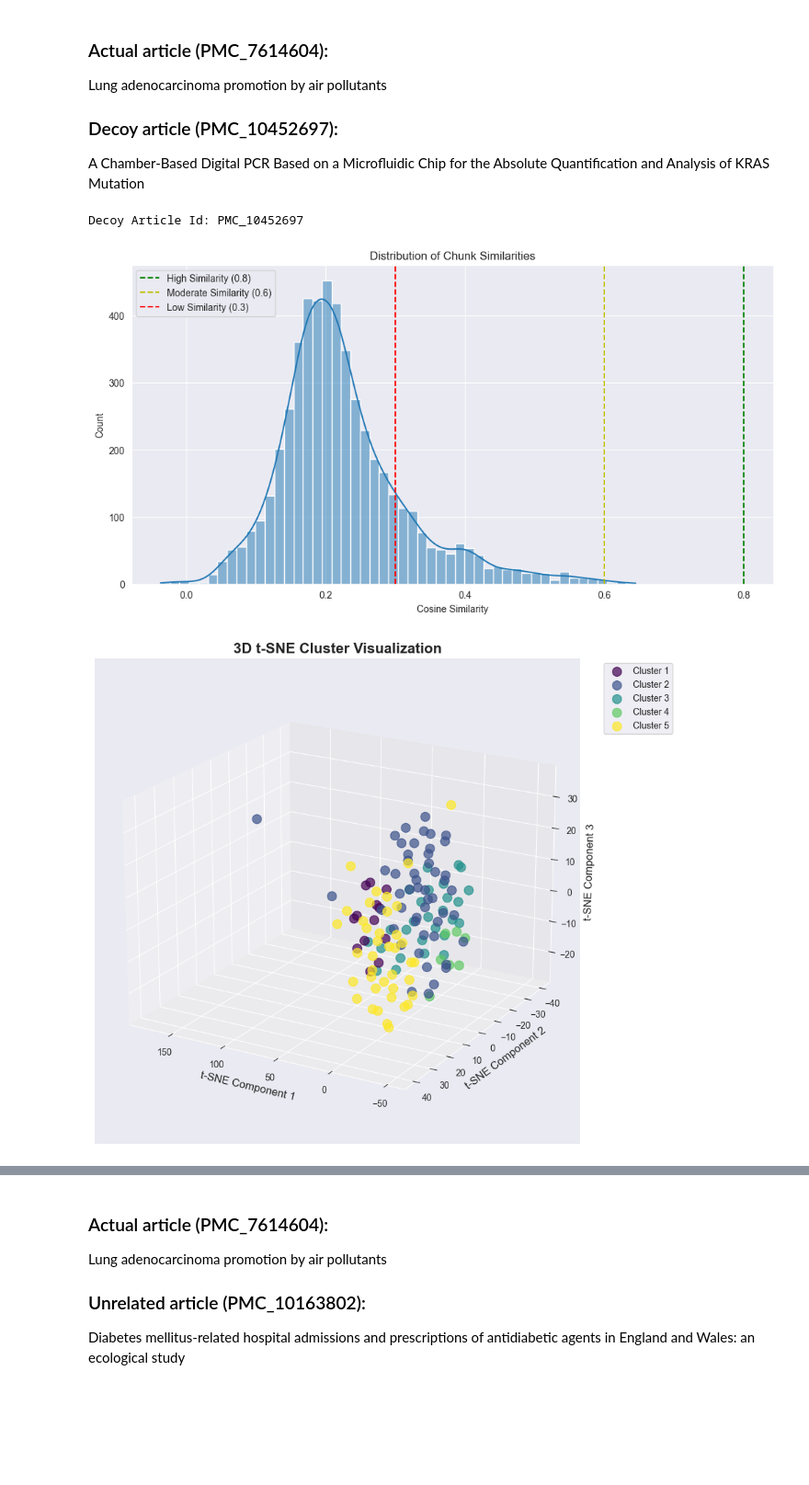
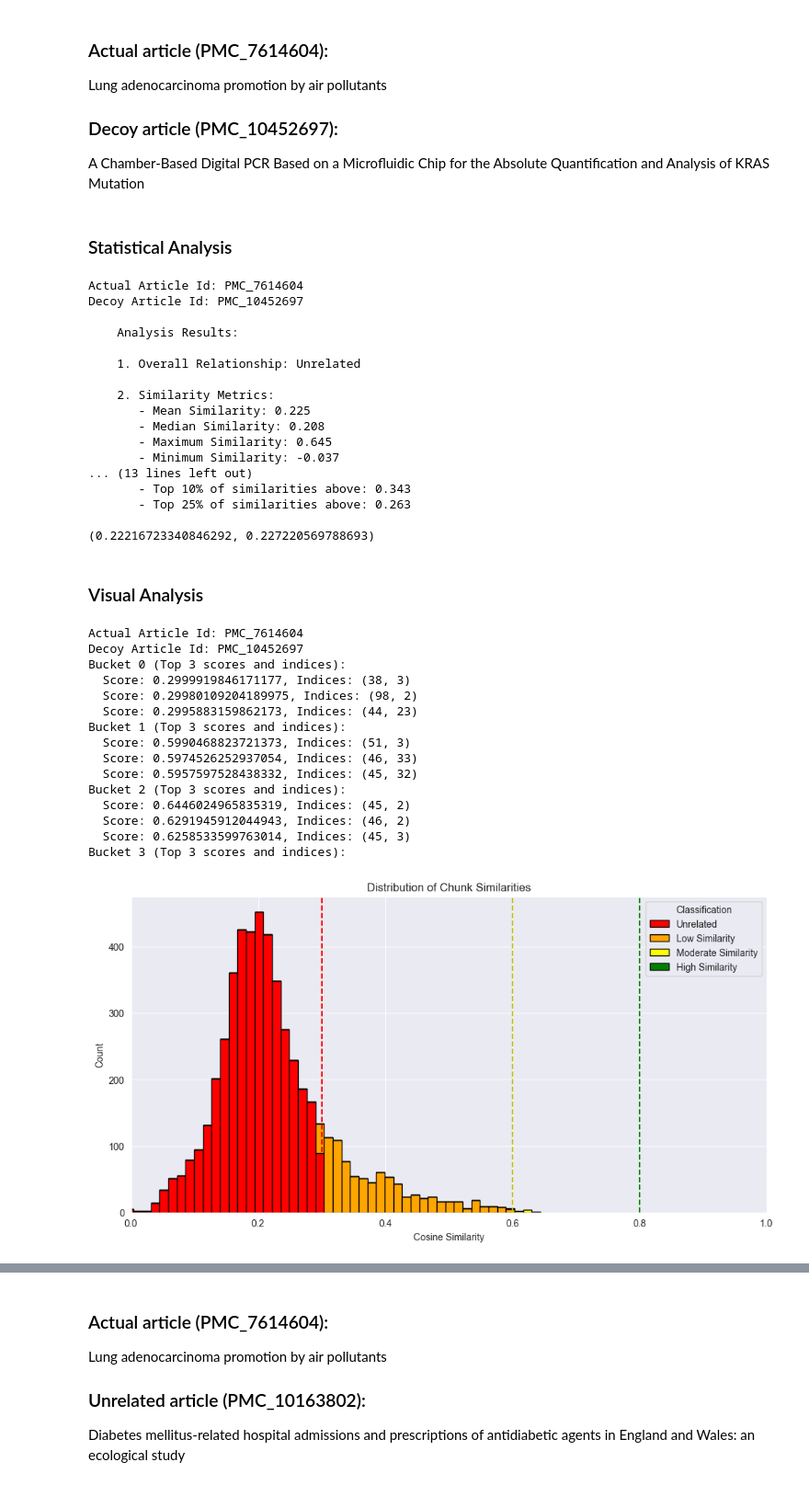
Before and after one commit to jesse-lima-gilead/pubtator_benchiling, a Jupyter notebook: notebooks/similarity_across_articles - Pubmedbert.ipynb, the cells around one changed output, grey strips where cells are left out. Shown at 92% size. Drawn from its saved outputs; the diff is of its cells as text; code cells hidden in the pictures; blank space fills up the shorter version.

```diff
--- a/notebooks/similarity_across_articles - Pubmedbert.ipynb
+++ b/notebooks/similarity_across_articles - Pubmedbert.ipynb
@@ -364,39 +412,80 @@ Lung adenocarcinoma promotion by air pollutants
 
 ### Decoy article (PMC_10452697):
 A Chamber-Based Digital PCR Based on a Microfluidic Chip for the Absolute Quantification and Analysis of KRAS Mutation
+# %% [markdown]
+### Statistical Analysis
 # %%
 actual_article_id = "PMC_7614604"
 decoy_article_id = "PMC_10452697"
 embedding_model = "pubmedbert"
 
-actual_article_embeddings_path = f"../data/embeddings/{actual_article_id}_embeddings.json"
-decoy_article_embeddings_path = f"../data/decoy_docs/embeddings/{decoy_article_id}_embeddings.json"
+actual_article_embeddings_path = f"../data/medembed_analysis/embeddings/{actual_article_id}_embeddings.json"
+decoy_article_embeddings_path = f"../data/medembed_analysis/embeddings/{decoy_article_id}_embeddings.json"
 
 actual_article_embedding_details = load_embeddings_details_from_json(filename=actual_article_embeddings_path)
 decoy_article_embedding_details = load_embeddings_details_from_json(filename=decoy_article_embeddings_path)
 
 sim_matrix = find_most_similar(actual_article_embedding_details, decoy_article_embedding_details, embedding_model)
+
+print(f"Actual Article Id: {actual_article_id}")
+print(f"Decoy Article Id: {decoy_article_id}")
+# Initialize analyzer
+analyzer = ArticleSimilarityAnalyzer()
+
+# Analyze similarity matrix
+similarity_matrix = sim_matrix
+results = analyzer.analyze_similarity_matrix(similarity_matrix)
+
+# Get confidence interval
+ci = analyzer.calculate_confidence_interval(similarity_matrix)
+
+# Print interpretation
+print(interpret_results(results))
+
+print(ci)
+# %% [output]
+Actual Article Id: PMC_7614604
+Decoy Article Id: PMC_10452697
+
+    Analysis Results:
+
+    1. Overall Relationship: Unrelated
+
+    2. Similarity Metrics:
+       - Mean Similarity: 0.225
+       - Median Similarity: 0.208
+       - Maximum Similarity: 0.645
+       - Minimum Similarity: -0.037
+... (13 lines left out)
+       - Top 10% of similarities above: 0.343
+       - Top 25% of similarities above: 0.263
+
+(0.22216723340846292, 0.227220569788693)
+# %% [markdown]
+### Visual Analysis
 # %%
+print(f"Actual Article Id: {actual_article_id}")
 print(f"Decoy Article Id: {decoy_article_id}")
 # Initialize analyzer
 analyzer = ArticleSimilarityAnalyzer()
 
 # Analyze similarity matrix
 similarity_matrix = sim_matrix
-results = analyzer.analyze_similarity_matrix(similarity_matrix)
-
-# Visualize distribution
-analyzer.visualize_similarity_distribution(similarity_matrix)
-analyzer.visualize_tsne_clusters(similarity_matrix)
-
-# Get confidence interval
-ci = analyzer.calculate_confidence_interval(similarity_matrix)
-
-# Print interpretation
-print(interpret_results(results))
-
-print(ci)
+analyzer.visualize_similarity_distribution_clustered(similarity_matrix)
 # %% [output]
+Actual Article Id: PMC_7614604
 Decoy Article Id: PMC_10452697
+Bucket 0 (Top 3 scores and indices):
+  Score: 0.2999919846171177, Indices: (38, 3)
+  Score: 0.29980109204189975, Indices: (98, 2)
+  Score: 0.2995883159862173, Indices: (44, 23)
+Bucket 1 (Top 3 scores and indices):
+  Score: 0.5990468823721373, Indices: (51, 3)
+  Score: 0.5974526252937054, Indices: (46, 33)
+  Score: 0.5957597528438332, Indices: (45, 32)
+Bucket 2 (Top 3 scores and indices):
+  Score: 0.6446024965835319, Indices: (45, 2)
+  Score: 0.6291945912044943, Indices: (46, 2)
+  Score: 0.6258533599763014, Indices: (45, 3)
+Bucket 3 (Top 3 scores and indices):
-[figure, old version]
+[figure, new version]
-[figure, removed]
```
Also changed, not shown: parts of 24 cells of this notebook, 16 other files.
